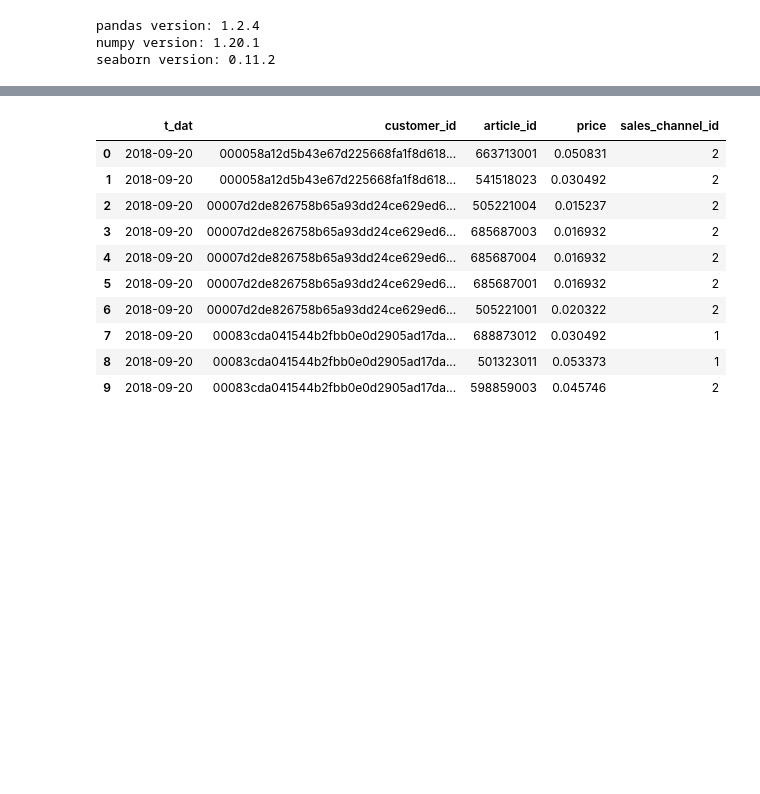
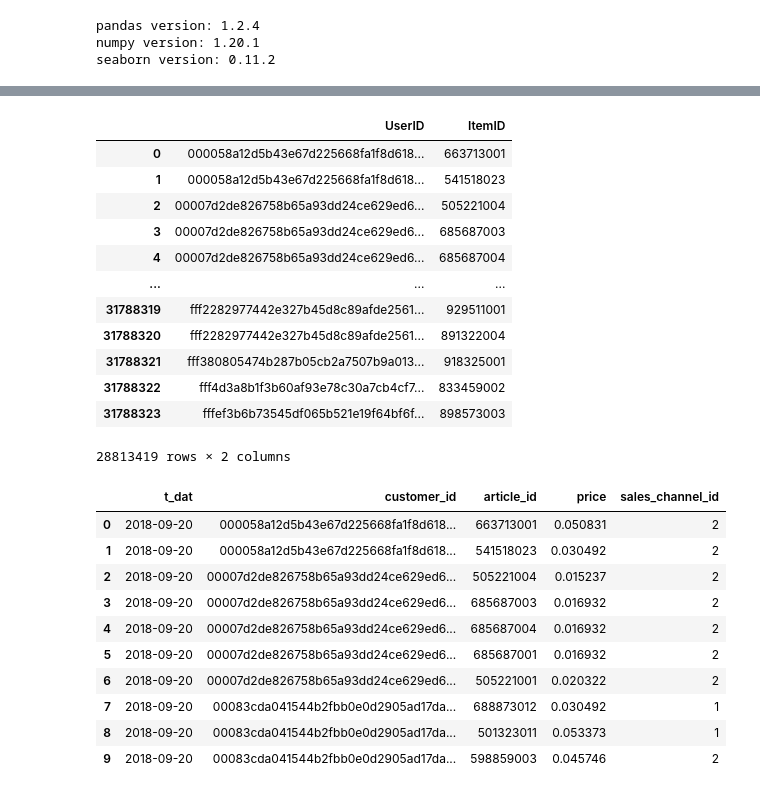
Before and after one commit to Vechus/h-m-recsys-competition, a Jupyter notebook: PersonalEDAFolder/EDA2.ipynb, the cells around one changed output, grey strips where cells are left out. Drawn from its saved outputs; the diff is of its cells as text; code cells hidden in the pictures; blank space fills up the shorter version.

```diff
--- a/PersonalEDAFolder/EDA2.ipynb
+++ b/PersonalEDAFolder/EDA2.ipynb
@@ -44,3 +240,27 @@ df_transactions=pd.read_csv(os.path.join(path,dataset_dict["transactions"]))
+# %%
+timestamp_df.rename(columns={"customer_id": "UserID", "article_id": "ItemID"}, inplace=True)
+timestamp_df['ItemID'] = timestamp_df['ItemID'].astype(str)
+# timestamp_df['Data'] = 1.0
+
+timestamp_df = timestamp_df[[timestamp_column, 'UserID', 'ItemID']]
+# %%
+timestamp_df.drop(timestamp_column, inplace=True, axis=1)
+# %%
+timestamp_df
+# %% [output]
+|  | UserID | ItemID |
+| 0 | 000058a12d5b43e67d225668fa1f8d618... | 663713001 |
+| 1 | 000058a12d5b43e67d225668fa1f8d618... | 541518023 |
+| 2 | 00007d2de826758b65a93dd24ce629ed6... | 505221004 |
+| 3 | 00007d2de826758b65a93dd24ce629ed6... | 685687003 |
+| 4 | 00007d2de826758b65a93dd24ce629ed6... | 685687004 |
+| ... | ... | ... |
+| 31788319 | fff2282977442e327b45d8c89afde2561... | 929511001 |
+| 31788320 | fff2282977442e327b45d8c89afde2561... | 891322004 |
+| 31788321 | fff380805474b287b05cb2a7507b9a013... | 918325001 |
+| 31788322 | fff4d3a8b1f3b60af93e78c30a7cb4cf7... | 833459002 |
+| 31788323 | fffef3b6b73545df065b521e19f64bf6f... | 898573003 |
+28813419 rows × 2 columns
 # %%
 df_transactions.head(10)
 # %% [output]
```
Also changed, not shown: parts of 21 cells of this notebook, 1 other file.
